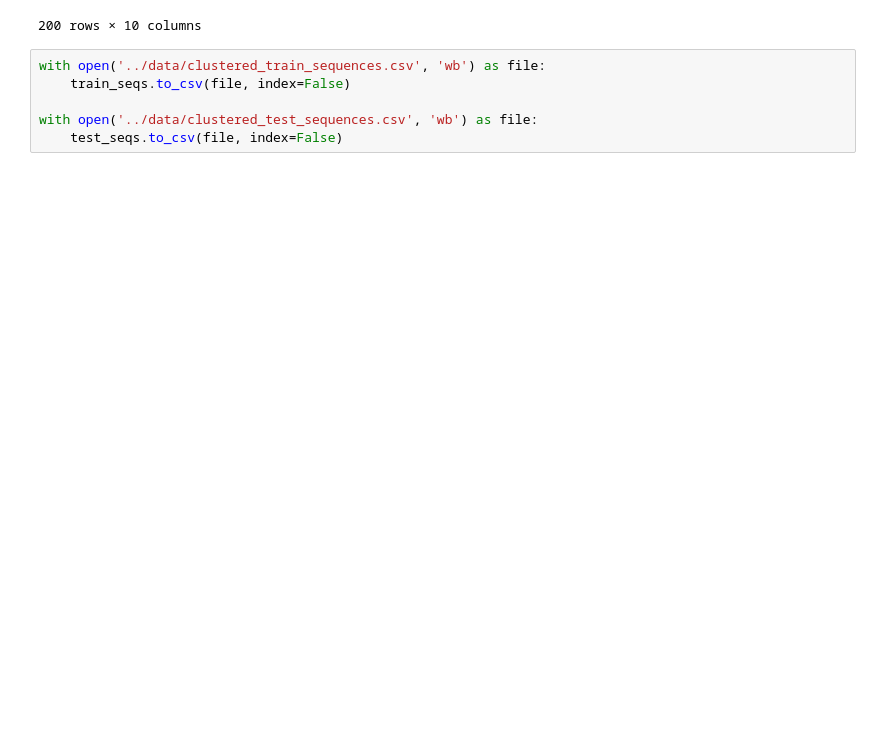
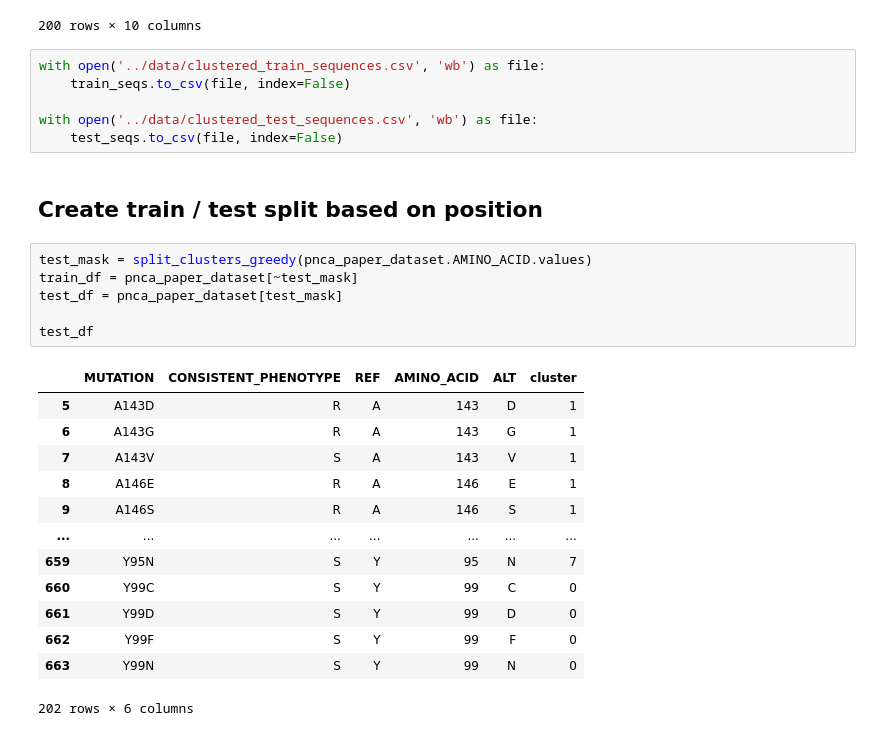
Before and after one commit to fowler-lab/tb-pnca-gnn, a Jupyter notebook: notebooks/10a_cluster_samples.ipynb, the cells around one changed output. Saved outputs shown, nothing was run; the diff lists cells and outputs as text; blank space fills up the shorter version.

Commit message:
codon ds split creation

```diff
--- a/notebooks/10a_cluster_samples.ipynb
+++ b/notebooks/10a_cluster_samples.ipynb
@@ -295,3 +292,25 @@ with open('../data/clustered_train_sequences.csv', 'wb') as file:
 
 with open('../data/clustered_test_sequences.csv', 'wb') as file:
     test_seqs.to_csv(file, index=False)
+# %% [markdown]
+## Create train / test split based on position
+# %%
+test_mask = split_clusters_greedy(pnca_paper_dataset.AMINO_ACID.values)
+train_df = pnca_paper_dataset[~test_mask]
+test_df = pnca_paper_dataset[test_mask]
+
+test_df
+# %% [output]
+|  | MUTATION | CONSISTENT_PHENOTYPE | REF | AMINO_ACID | ALT | cluster |
+| 5 | A143D | R | A | 143 | D | 1 |
+| 6 | A143G | R | A | 143 | G | 1 |
+| 7 | A143V | S | A | 143 | V | 1 |
+| 8 | A146E | R | A | 146 | E | 1 |
+| 9 | A146S | R | A | 146 | S | 1 |
+| ... | ... | ... | ... | ... | ... | ... |
+| 659 | Y95N | S | Y | 95 | N | 7 |
+| 660 | Y99C | S | Y | 99 | C | 0 |
+| 661 | Y99D | S | Y | 99 | D | 0 |
+| 662 | Y99F | S | Y | 99 | F | 0 |
+| 663 | Y99N | S | Y | 99 | N | 0 |
+202 rows × 6 columns
```
Also changed, not shown: parts of 5 cells of this notebook, 4 other files.
